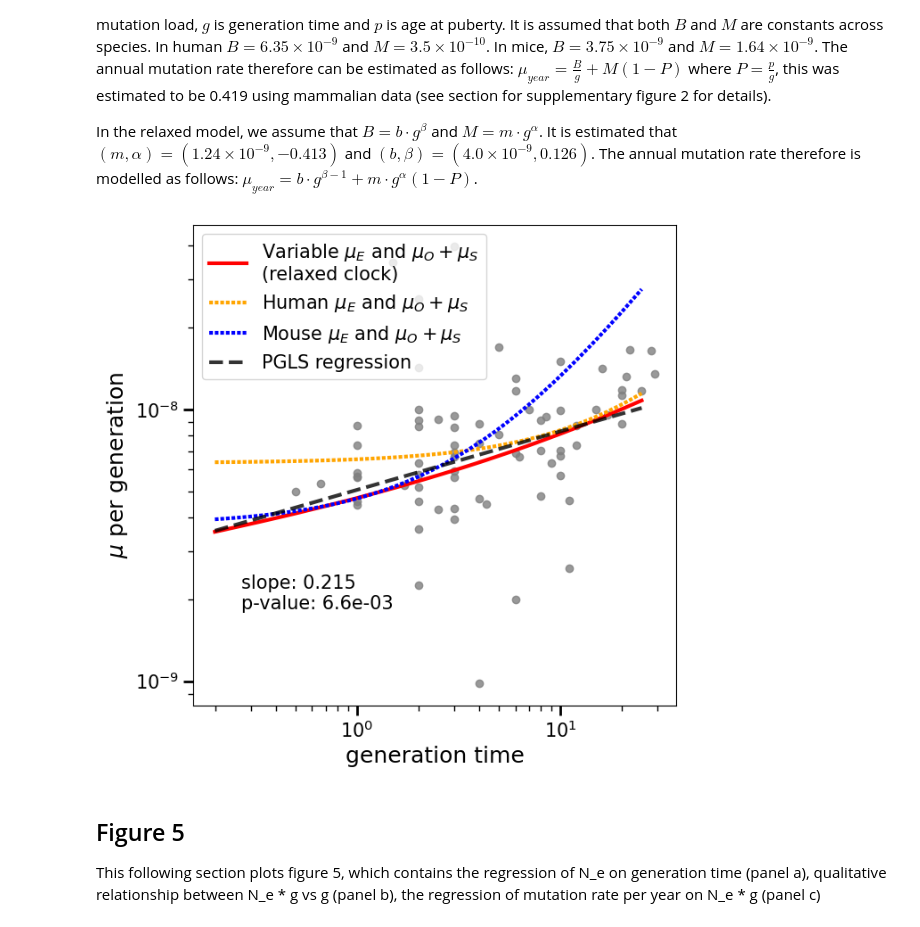
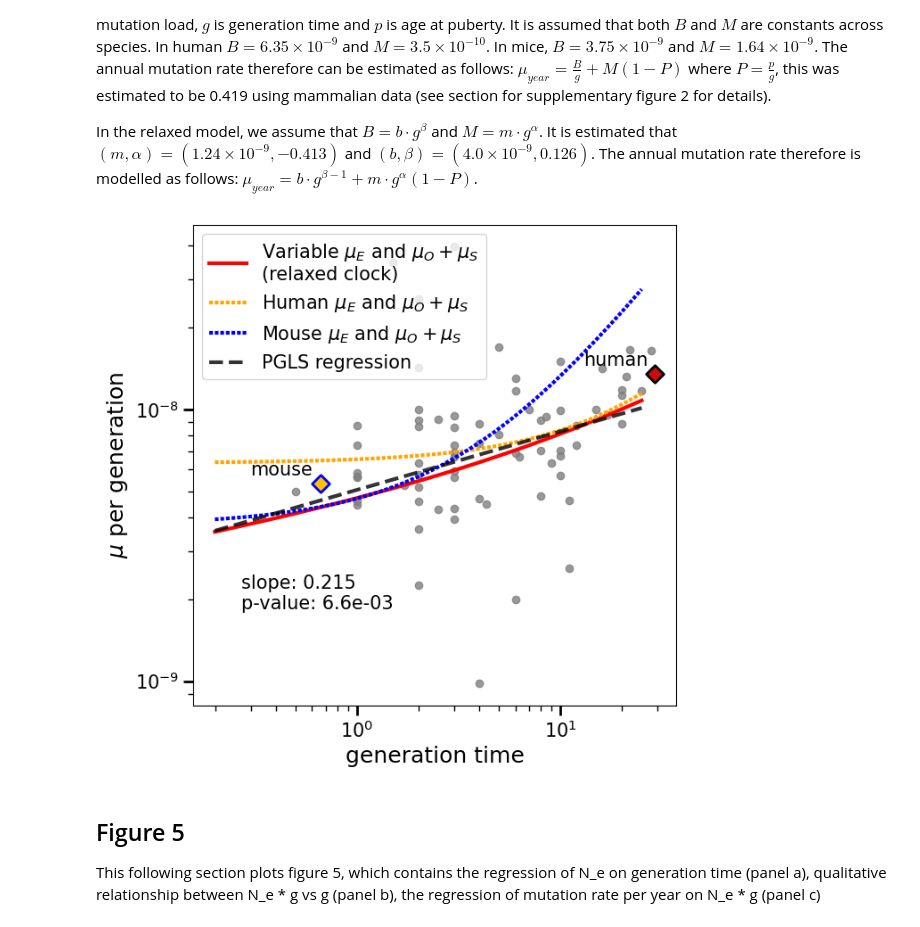
Before and after one commit to harrispopgen/clocklike-DBH, a Jupyter notebook: DBH_plots.ipynb, the cells around one changed output. Drawn from its saved outputs; the diff is of its cells as text; code cells hidden in the pictures.

Commit message:
figure 2 functions

```diff
--- a/DBH_plots.ipynb
+++ b/DBH_plots.ipynb
@@ -133,7 +344,9 @@ def u_year_relaxed_fn(b, beta, m, alpha, P):
         return (b * generation_time ** (beta) + m * generation_time ** (alpha) * (generation_time - P * generation_time)) / generation_time
     return f
 
-def plot_longevity_model_prediction_per_generation(df, save_figure=False):
+def plot_longevity_model_prediction_per_generation(df, group_name2idx_map, cmap, save_figure=False):
+    num_groups = len(group_name2idx_map)
+    colors = [cmap(get_color_index(num_groups, i)) for i in range(num_groups)]
     B_h, M_h = 6.35 * 10**(-9), 3.5 * 10**(-10)
     B_m, M_m = 3.75 * 10**(-9), 1.64 * 10**(-9)
     # B_est, M_est = 8.67946E-09, 3.23132E-10
@@ -158,12 +371,27 @@ def plot_longevity_model_prediction_per_generation(df, save_figure=False):
     fig, ax = plt.subplots(1, 1, figsize=(7,7))
     linewidth = 3
     ax.scatter(df["generation_time_year"], df["u_mean"], alpha=0.8, color="gray")
+
+    # plot human and mouse values
+    df_human = df.loc[df.index[df["species"] == "Homo sapiens neanderthalensis"]]
+    human_gen, human_mu = df_human["generation_time_year"].to_numpy()[0], df_human["u_mean"].to_numpy()[0]
+    df_mouse = df.loc[df.index[df["species"] == "Mus musculus musculus"]]
+    mouse_gen, mouse_mu = df_mouse["generation_time_year"].to_numpy()[0], df_mouse["u_mean"].to_numpy()[0]
+
+    ax.scatter(human_gen, human_mu, color=colors[group_name2idx_map["primates"]],
+               edgecolor="black", marker='D', s=100, lw=2, zorder=float("inf")) #label="human"
+    ax.scatter(mouse_gen, mouse_mu, color=colors[group_name2idx_map["mammals"]],
+               edgecolor="blue", marker='D', s=100, lw=2, zorder=float("inf")) #label="mice"
+    ax.text(0.45 * human_gen, 1.07 * human_mu, "human", zorder=float("inf"), fontsize=15)
+    ax.text(0.45 * mouse_gen, 1.07 * mouse_mu, "mouse", zorder=float("inf"), fontsize=15)
+
+    # plot rest of species
     ax.plot(g, u_gen_relaxed(g), color="red", linewidth=linewidth, label="Variable $\mu_E$ and $\mu_O+\mu_S$ \n(relaxed clock)")
     ax.plot(g, u_gen_longevity_human(g), color="orange", linewidth=linewidth, linestyle=(0, (1, 0.5)), label=r"Human $\mu_E$ and $\mu_O+\mu_S$")
     ax.plot(g, u_gen_longevity_mice(g), color="blue", linewidth=linewidth, linestyle=(0, (1, 0.5)), label=r"Mouse $\mu_E$ and $\mu_O+\mu_S$")
 
     gen_time = df["generation_time_year"]
-    r_filename = f"./output/r/mu_gen_gen.csv"
+    r_filename = f"./output/r/mu_gen_vs_gen.csv"
     load_and_plot_r_regression_output(r_filename, [g[0], g[-1]], text_pos=(0.1, 0.2), ax=ax,
                                       label="PGLS regression", linestyle="dashed", linewidth=linewidth, alpha=0.8, color="black")
 
@@ -193,9 +421,9 @@ def estimate_B_M_from_u_gen(u_gen, gen):
     ax.scatter(gen, u_gen)
     ax.plot(gen, poly(gen))
 # %%
-plot_longevity_model_prediction_per_generation(df_vertebrate, save_figure=True)
+plot_longevity_model_prediction_per_generation(df_vertebrate, vertebrate_group_name2idx_map, cmap, save_figure=True)
 # %% [output]
-[figure, old version]
+[figure, new version]
 # %% [markdown]
 ## Figure 5
 This following section plots figure 5, which contains the regression of N_e on generation time (panel a), qualitative relationship between N_e * g vs g (panel b), the regression of mutation rate per year on N_e * g (panel c)
```
Also changed, not shown: parts of 7 cells of this notebook.
